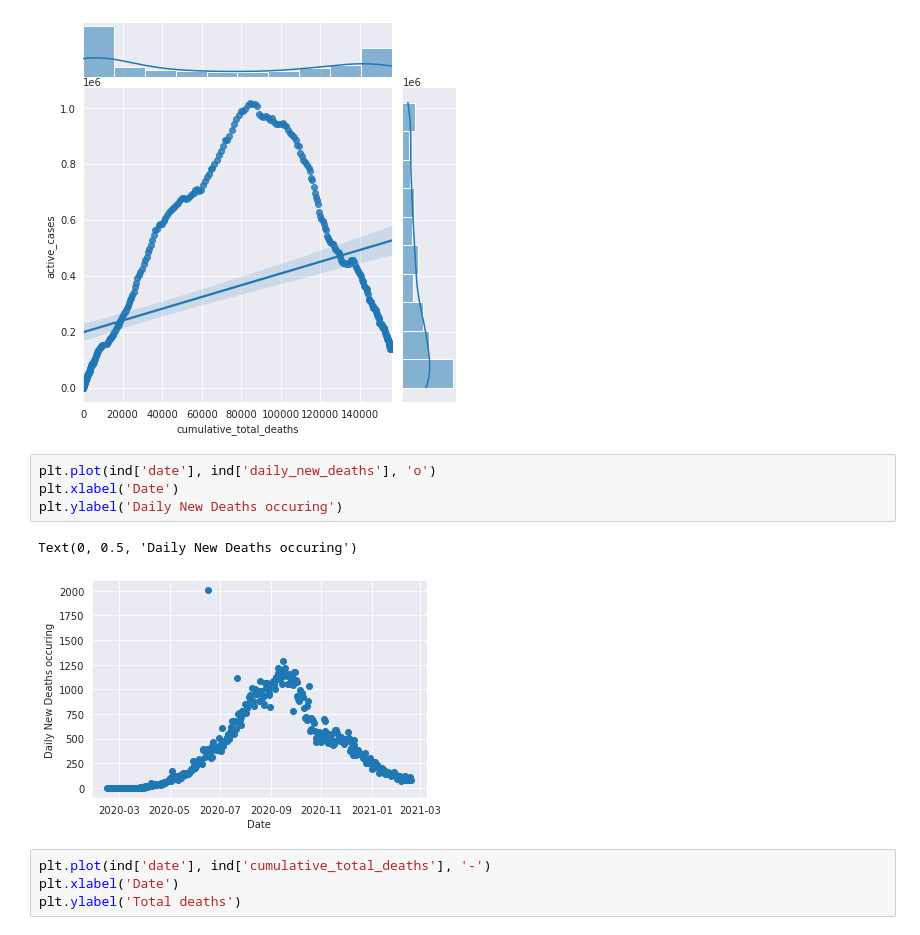
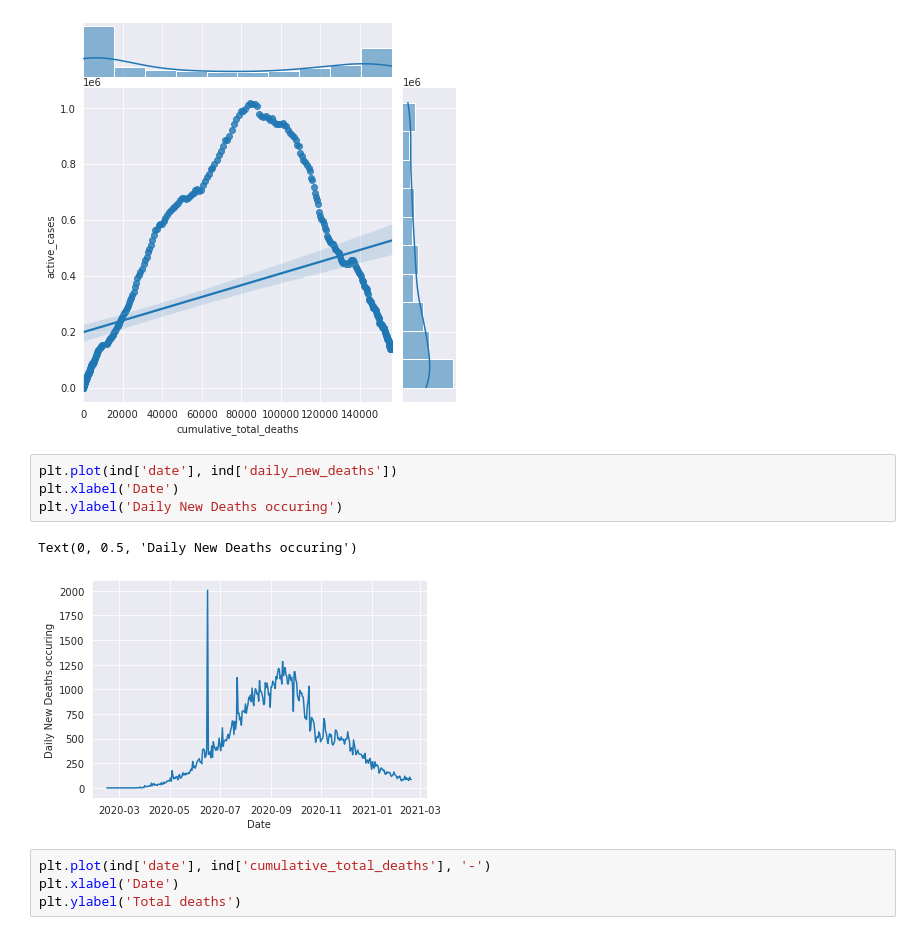
Before and after one commit to siktasharma/Covid-19-Death-Analysis, a Jupyter notebook: covid 19 analysis.ipynb, the cells around one changed output. Saved outputs shown, nothing was run; the diff lists cells and outputs as text.

```diff
--- a/covid 19 analysis.ipynb
+++ b/covid 19 analysis.ipynb
@@ -134,12 +134,12 @@ sns.jointplot(x='cumulative_total_deaths', y='active_cases', data=ind, kind='reg
 <seaborn.axisgrid.JointGrid at 0x...>
 [figure]
 # %%
-plt.plot(ind['date'], ind['daily_new_deaths'], 'o')
+plt.plot(ind['date'], ind['daily_new_deaths'])
 plt.xlabel('Date')
 plt.ylabel('Daily New Deaths occuring')
 # %% [output]
 Text(0, 0.5, 'Daily New Deaths occuring')
-[figure, old version]
+[figure, new version]
 # %%
 plt.plot(ind['date'], ind['cumulative_total_deaths'], '-')
 plt.xlabel('Date')
```
Also changed, not shown: parts of 19 cells of this notebook.
